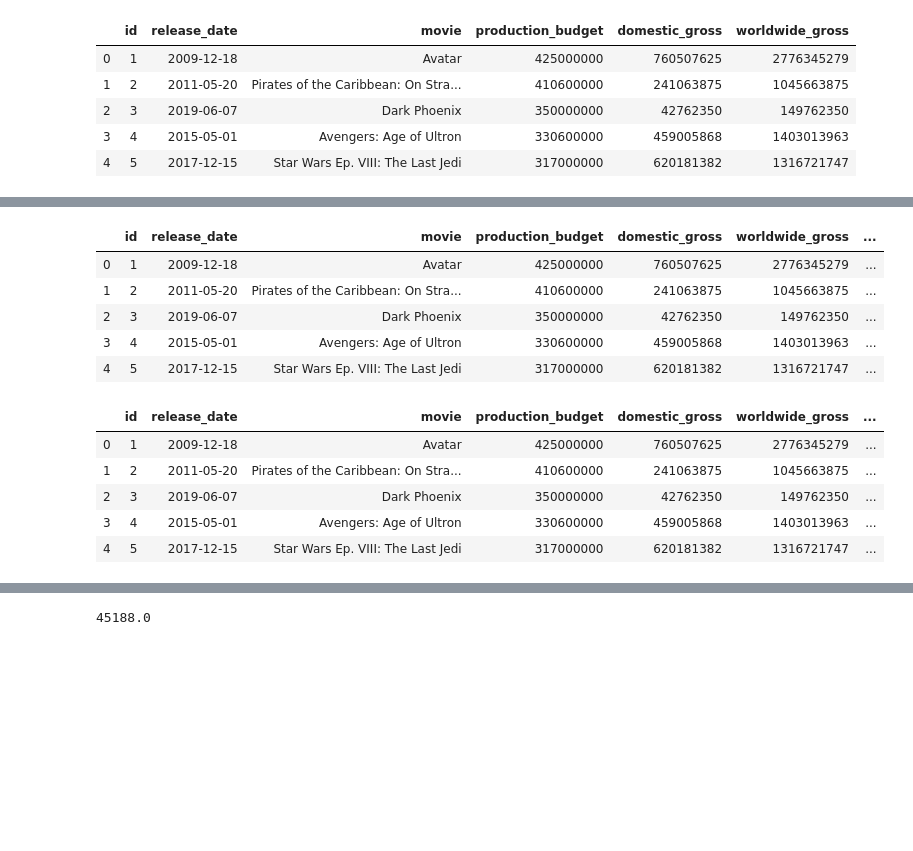
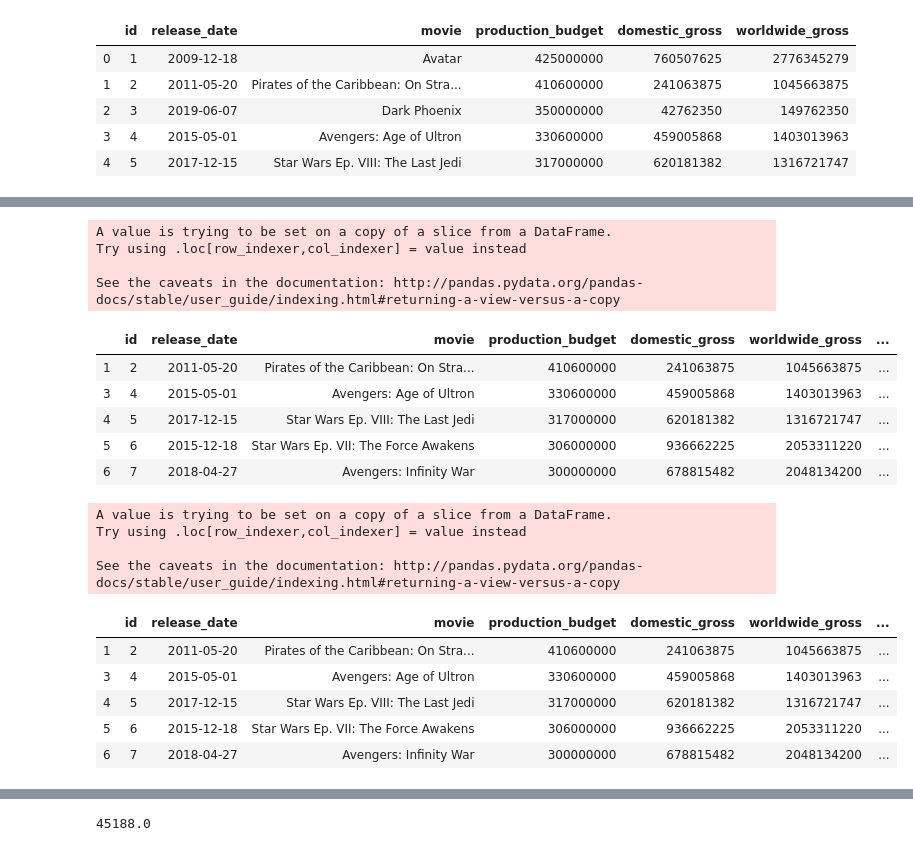
Before and after one commit to MFAP9/module1project, a Jupyter notebook: Project 1.ipynb, the cells around one changed output, grey strips where cells are left out. Cells and saved outputs as stored; diff of their text form; code cells hidden in the pictures; blank space fills up the shorter version.

Commit message:
created subset of tn data with movies only from 2010 to 2018

```diff
--- a/Project 1.ipynb
+++ b/Project 1.ipynb
@@ -336,3 +337,6 @@ tn.head()
 | 2 | 3 | 2019-06-07 | Dark Phoenix | 350000000 | 42762350 | 149762350 |
 | 3 | 4 | 2015-05-01 | Avengers: Age of Ultron | 330600000 | 459005868 | 1403013963 |
 | 4 | 5 | 2017-12-15 | Star Wars Ep. VIII: The Last Jedi | 317000000 | 620181382 | 1316721747 |
+# %%
+#creating subset of tn dataset to use movies only from 2010-2018
+tn_2010_2018 = tn[(tn.release_date >= '2010-01-01') & (tn.release_date <= '2018-12-31')]
@@ -339,26 +362,36 @@ tn.head()
 # %%
 #created international_gross variable to assist in seeing success internationally compared to domestically
-tn['international_gross'] = tn.worldwide_gross - tn.domestic_gross
+tn_2010_2018['international_gross'] = tn_2010_2018.worldwide_gross - tn_2010_2018.domestic_gross
+# %% [output]
+A value is trying to be set on a copy of a slice from a DataFrame.
+Try using .loc[row_indexer,col_indexer] = value instead
+
+See the caveats in the documentation: http://pandas.pydata.org/pandas-docs/stable/user_guide/indexing.html#returning-a-view-versus-a-copy
 # %%
-tn.head()
+tn_2010_2018.head()
 # %% [output]
 |  | id | release_date | movie | production_budget | domestic_gross | worldwide_gross | ... |
-| 0 | 1 | 2009-12-18 | Avatar | 425000000 | 760507625 | 2776345279 | ... |
 | 1 | 2 | 2011-05-20 | Pirates of the Caribbean: On Stra... | 410600000 | 241063875 | 1045663875 | ... |
-| 2 | 3 | 2019-06-07 | Dark Phoenix | 350000000 | 42762350 | 149762350 | ... |
 | 3 | 4 | 2015-05-01 | Avengers: Age of Ultron | 330600000 | 459005868 | 1403013963 | ... |
 | 4 | 5 | 2017-12-15 | Star Wars Ep. VIII: The Last Jedi | 317000000 | 620181382 | 1316721747 | ... |
+| 5 | 6 | 2015-12-18 | Star Wars Ep. VII: The Force Awakens | 306000000 | 936662225 | 2053311220 | ... |
+| 6 | 7 | 2018-04-27 | Avengers: Infinity War | 300000000 | 678815482 | 2048134200 | ... |
 # %%
-#creted profit variable to show overall success of movie, which is determined by how much profit it made
-tn['profit'] = tn.worldwide_gross - tn.production_budget
+#created profit variable to show overall success of movie, which is determined by how much profit it made
+tn_2010_2018['profit'] = tn_2010_2018.worldwide_gross - tn_2010_2018.production_budget
+# %% [output]
+A value is trying to be set on a copy of a slice from a DataFrame.
+Try using .loc[row_indexer,col_indexer] = value instead
+
+See the caveats in the documentation: http://pandas.pydata.org/pandas-docs/stable/user_guide/indexing.html#returning-a-view-versus-a-copy
 # %%
-tn.head()
+tn_2010_2018.head()
 # %% [output]
 |  | id | release_date | movie | production_budget | domestic_gross | worldwide_gross | ... |
-| 0 | 1 | 2009-12-18 | Avatar | 425000000 | 760507625 | 2776345279 | ... |
 | 1 | 2 | 2011-05-20 | Pirates of the Caribbean: On Stra... | 410600000 | 241063875 | 1045663875 | ... |
-| 2 | 3 | 2019-06-07 | Dark Phoenix | 350000000 | 42762350 | 149762350 | ... |
 | 3 | 4 | 2015-05-01 | Avengers: Age of Ultron | 330600000 | 459005868 | 1403013963 | ... |
 | 4 | 5 | 2017-12-15 | Star Wars Ep. VIII: The Last Jedi | 317000000 | 620181382 | 1316721747 | ... |
+| 5 | 6 | 2015-12-18 | Star Wars Ep. VII: The Force Awakens | 306000000 | 936662225 | 2053311220 | ... |
+| 6 | 7 | 2018-04-27 | Avengers: Infinity War | 300000000 | 678815482 | 2048134200 | ... |
 # %%
 #sorting tn data set by profit, descending
```
Also changed, not shown: parts of 11 cells of this notebook.
